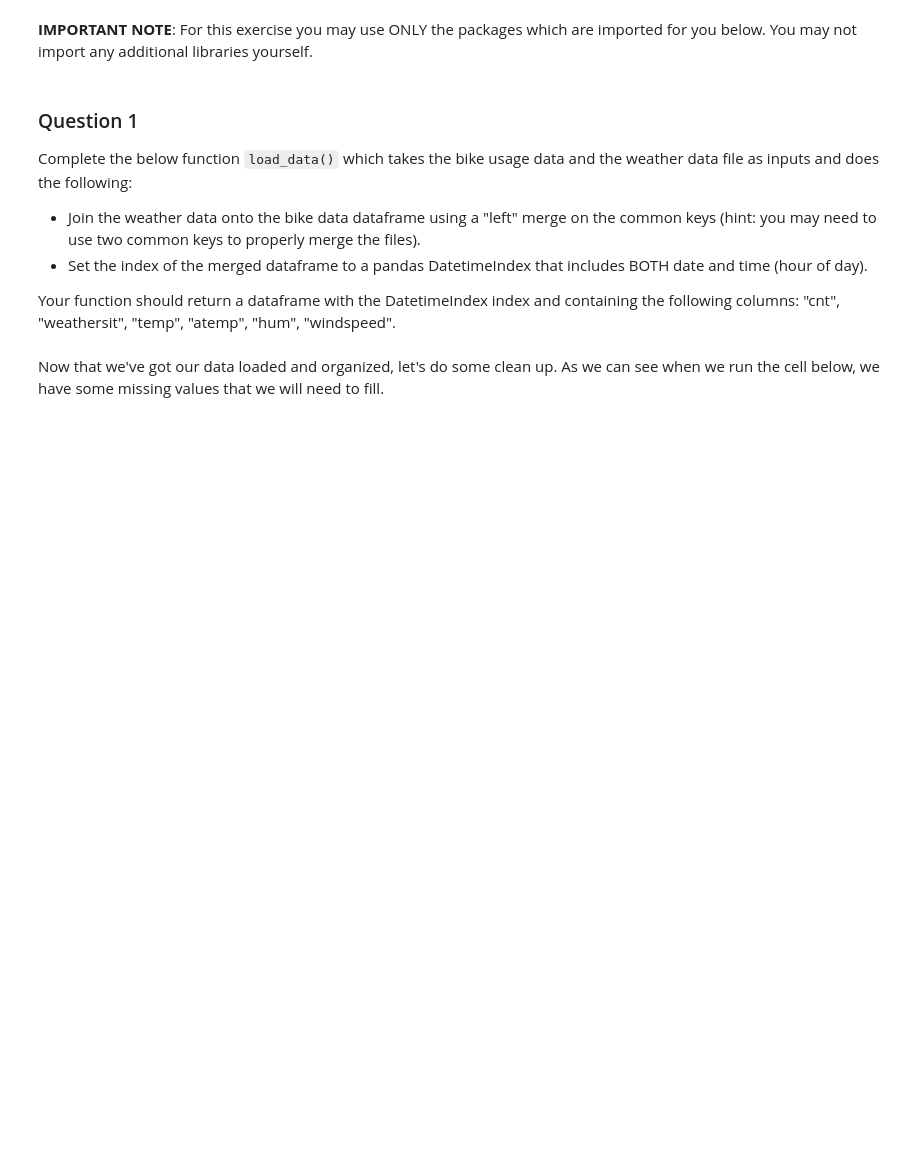
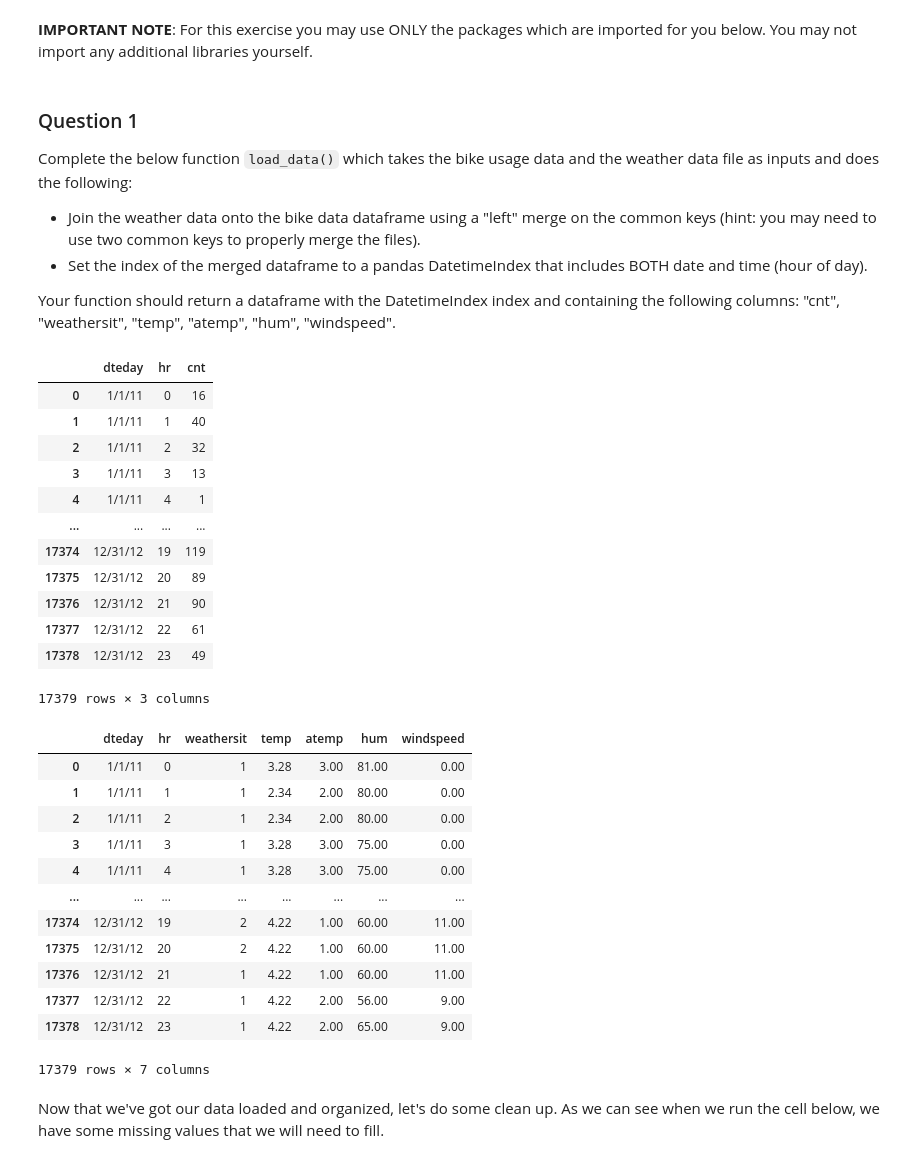
Before and after one commit to petre001/Demo, a Jupyter notebook: finalexam.ipynb, the cells around one changed output. Saved outputs shown, nothing was run; the diff lists cells and outputs as text; code cells hidden in the pictures; blank space fills up the shorter version.

```diff
--- a/finalexam.ipynb
+++ b/finalexam.ipynb
@@ -86,7 +95,44 @@ Your function should return a dataframe with the DatetimeIndex index and contain
 # %%
 def load_data(bike_data, weather_data):
     # YOUR CODE HERE
+
+    return(bike_, weather)
     raise NotImplementedError()
+# %%
+bike_datafile = "2011-2012_bikes.csv"
+weather_datafile = "2011-2012_weather_messy.csv"
+bike_data = pd.read_csv(bike_datafile)
+weather_data = pd.read_csv(weather_datafile)
+display(bike_data, weather_data)
+df = load_data(bike_data,weather_data)
+#display(df.head())
+# %% [output]
+|  | dteday | hr | cnt |
+| 0 | 1/1/11 | 0 | 16 |
+| 1 | 1/1/11 | 1 | 40 |
+| 2 | 1/1/11 | 2 | 32 |
+| 3 | 1/1/11 | 3 | 13 |
+| 4 | 1/1/11 | 4 | 1 |
+| ... | ... | ... | ... |
+| 17374 | 12/31/12 | 19 | 119 |
+| 17375 | 12/31/12 | 20 | 89 |
+| 17376 | 12/31/12 | 21 | 90 |
+| 17377 | 12/31/12 | 22 | 61 |
+| 17378 | 12/31/12 | 23 | 49 |
+17379 rows × 3 columns
+|  | dteday | hr | weathersit | temp | atemp | hum | windspeed |
+| 0 | 1/1/11 | 0 | 1 | 3.28 | 3.00 | 81.00 | 0.00 |
+| 1 | 1/1/11 | 1 | 1 | 2.34 | 2.00 | 80.00 | 0.00 |
+| 2 | 1/1/11 | 2 | 1 | 2.34 | 2.00 | 80.00 | 0.00 |
+| 3 | 1/1/11 | 3 | 1 | 3.28 | 3.00 | 75.00 | 0.00 |
+| 4 | 1/1/11 | 4 | 1 | 3.28 | 3.00 | 75.00 | 0.00 |
+| ... | ... | ... | ... | ... | ... | ... | ... |
+| 17374 | 12/31/12 | 19 | 2 | 4.22 | 1.00 | 60.00 | 11.00 |
+| 17375 | 12/31/12 | 20 | 2 | 4.22 | 1.00 | 60.00 | 11.00 |
+| 17376 | 12/31/12 | 21 | 1 | 4.22 | 1.00 | 60.00 | 11.00 |
+| 17377 | 12/31/12 | 22 | 1 | 4.22 | 2.00 | 56.00 | 9.00 |
+| 17378 | 12/31/12 | 23 | 1 | 4.22 | 2.00 | 65.00 | 9.00 |
+17379 rows × 7 columns
 # %%
 # Test cell for load_data
 bike_datafile = "2011-2012_bikes.csv"
```
Also changed, not shown: parts of 3 cells of this notebook.
